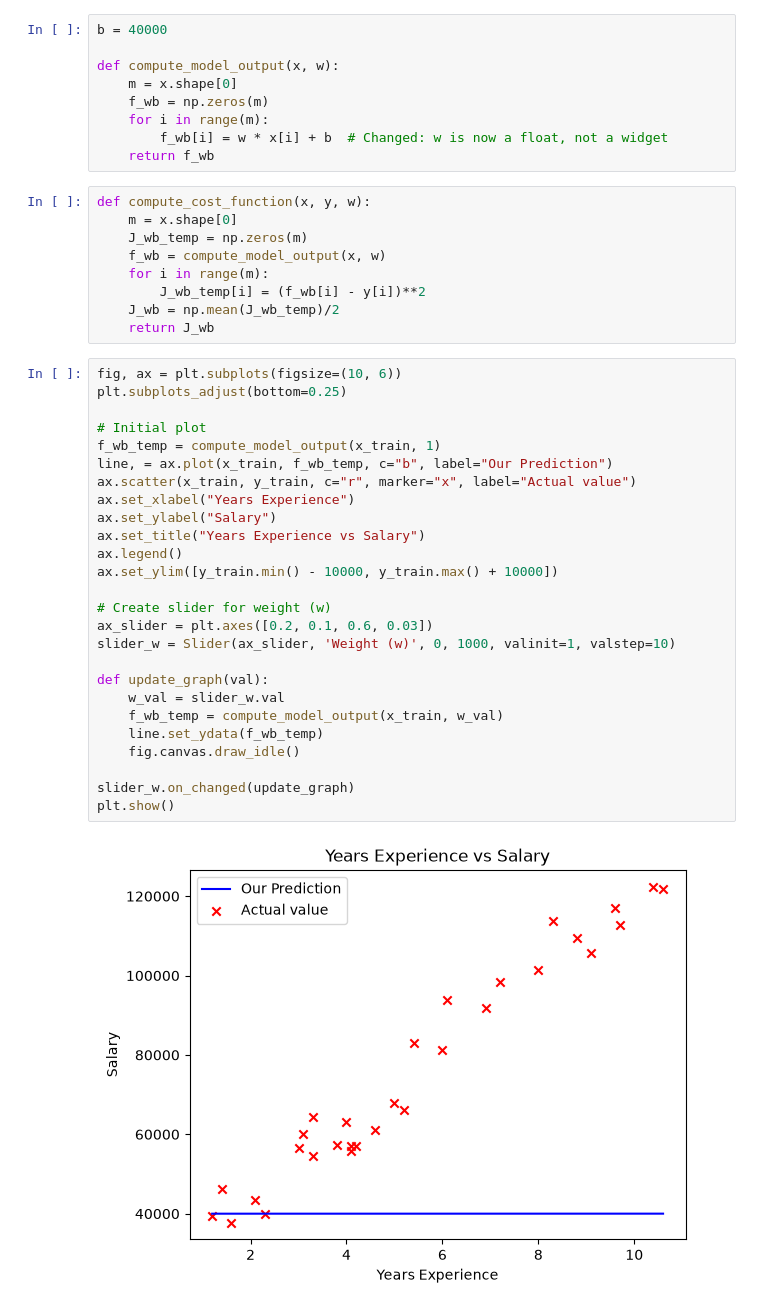
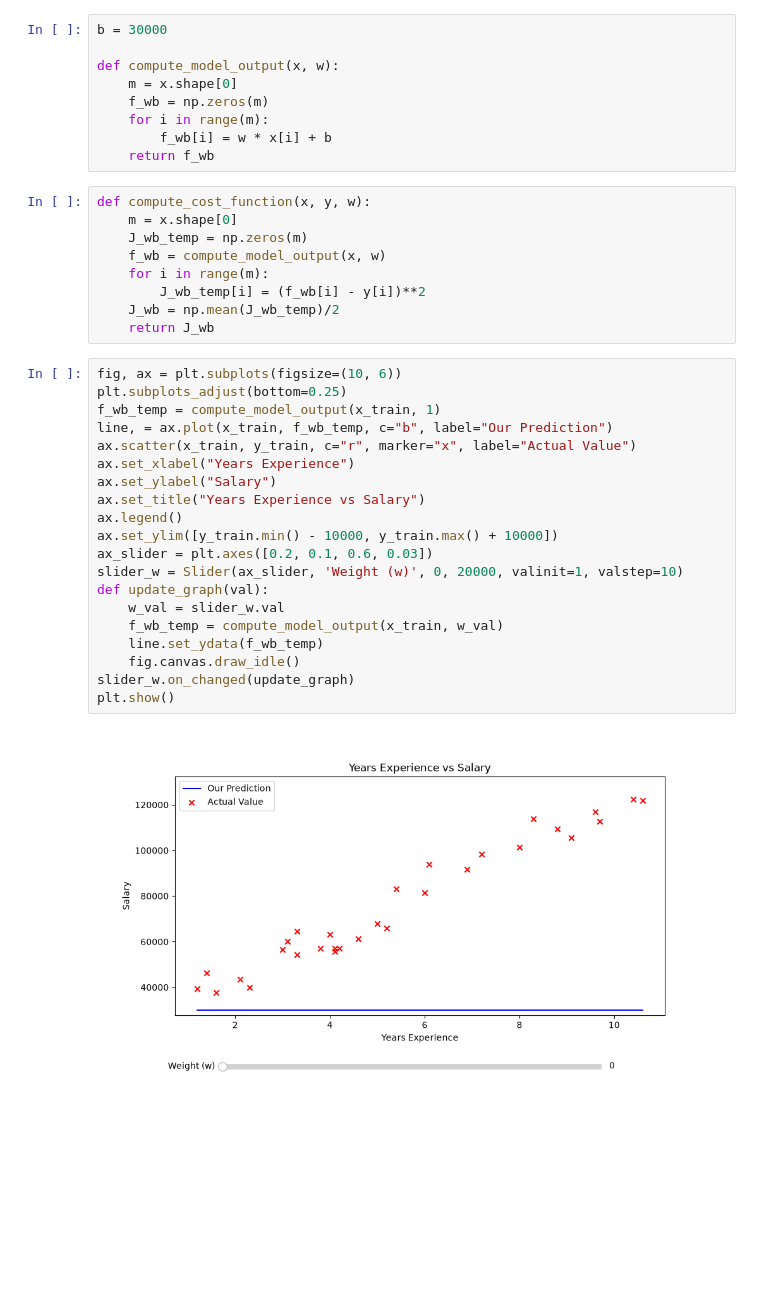
Before and after one commit to AgentSquareOfficial/ml-codes-and-projects, a Jupyter notebook: linear-regression/linear_regression_small_project.ipynb, the cells around one changed output. Cells and saved outputs as stored; diff of their text form; blank space fills up the shorter version.

```diff
--- a/linear-regression/linear_regression_small_project.ipynb
+++ b/linear-regression/linear_regression_small_project.ipynb
@@ -16,11 +12,11 @@ y_train = data[:, 2]
 # %%
-b = 40000
+b = 30000
 
 def compute_model_output(x, w):
     m = x.shape[0]
     f_wb = np.zeros(m)
     for i in range(m):
-        f_wb[i] = w * x[i] + b  # Changed: w is now a float, not a widget
+        f_wb[i] = w * x[i] + b
     return f_wb
 # %%
 def compute_cost_function(x, y, w):
@@ -34,28 +30,22 @@ def compute_cost_function(x, y, w):
 # %%
 fig, ax = plt.subplots(figsize=(10, 6))
 plt.subplots_adjust(bottom=0.25)
-
-# Initial plot
 f_wb_temp = compute_model_output(x_train, 1)
 line, = ax.plot(x_train, f_wb_temp, c="b", label="Our Prediction")
-ax.scatter(x_train, y_train, c="r", marker="x", label="Actual value")
+ax.scatter(x_train, y_train, c="r", marker="x", label="Actual Value")
 ax.set_xlabel("Years Experience")
 ax.set_ylabel("Salary")
 ax.set_title("Years Experience vs Salary")
 ax.legend()
 ax.set_ylim([y_train.min() - 10000, y_train.max() + 10000])
-
-# Create slider for weight (w)
 ax_slider = plt.axes([0.2, 0.1, 0.6, 0.03])
-slider_w = Slider(ax_slider, 'Weight (w)', 0, 1000, valinit=1, valstep=10)
-
+slider_w = Slider(ax_slider, 'Weight (w)', 0, 20000, valinit=1, valstep=10)
 def update_graph(val):
     w_val = slider_w.val
     f_wb_temp = compute_model_output(x_train, w_val)
     line.set_ydata(f_wb_temp)
     fig.canvas.draw_idle()
-
 slider_w.on_changed(update_graph)
 plt.show()
 # %% [output]
-[figure, old version]
+[figure, new version]
```
Also changed, not shown: parts of 2 cells of this notebook.
